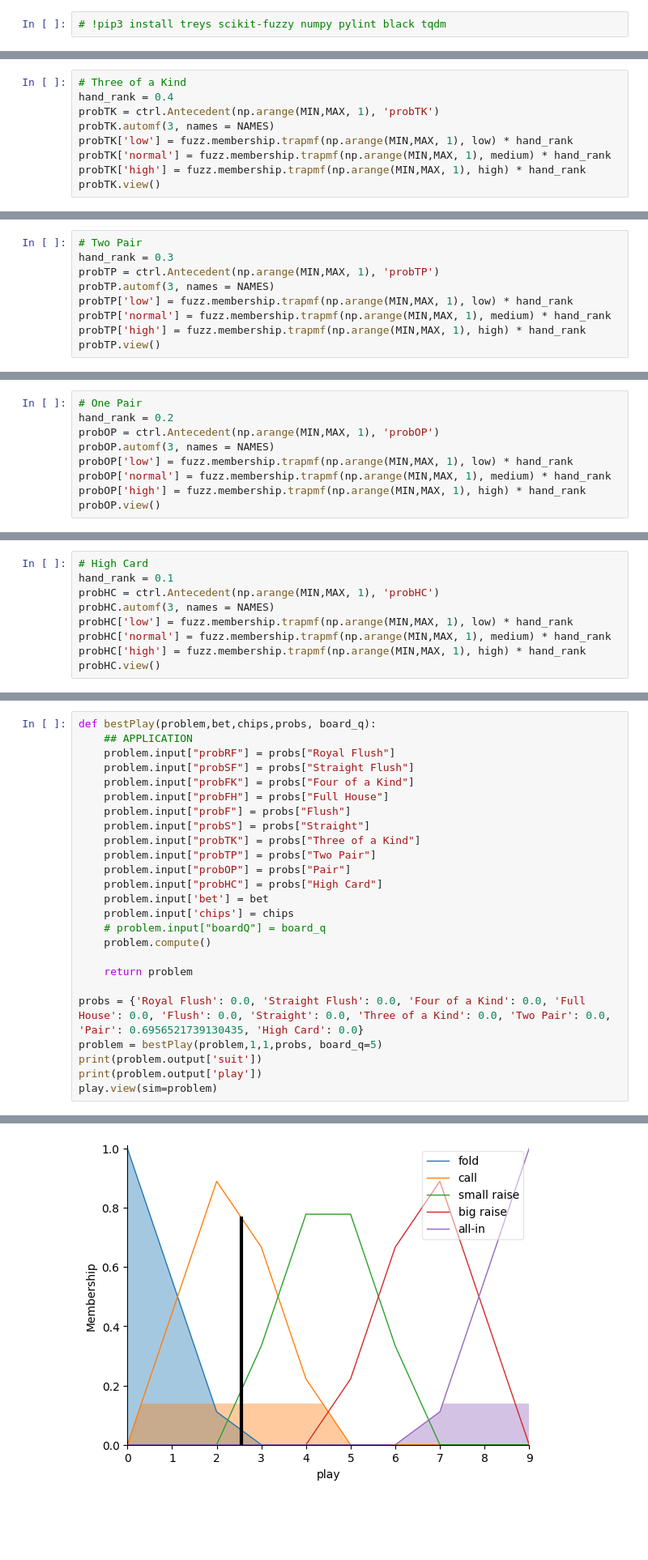
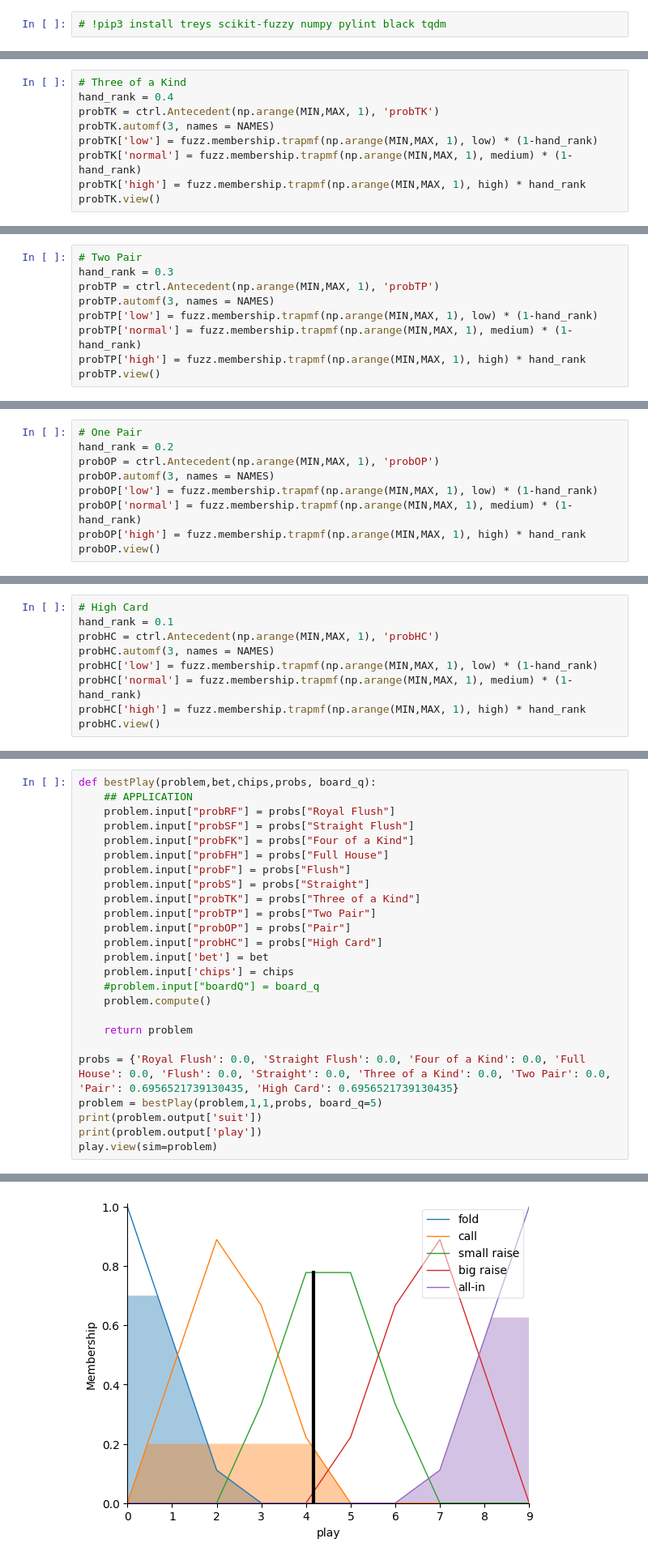
Before and after one commit to pedromiglou/Fuzzy_Logic_Game_AI, a Jupyter notebook: PokerAI.ipynb, the cells around one changed output, grey strips where cells are left out. Shown: that part at 81% size. Cells and saved outputs as stored; diff of their text form; blank space fills up the shorter version.

```diff
--- a/PokerAI.ipynb
+++ b/PokerAI.ipynb
@@ -95,8 +95,8 @@ probS.view()
 hand_rank = 0.4
 probTK = ctrl.Antecedent(np.arange(MIN,MAX, 1), 'probTK')
 probTK.automf(3, names = NAMES)
-probTK['low'] = fuzz.membership.trapmf(np.arange(MIN,MAX, 1), low) * hand_rank
-probTK['normal'] = fuzz.membership.trapmf(np.arange(MIN,MAX, 1), medium) * hand_rank
+probTK['low'] = fuzz.membership.trapmf(np.arange(MIN,MAX, 1), low) * (1-hand_rank)
+probTK['normal'] = fuzz.membership.trapmf(np.arange(MIN,MAX, 1), medium) * (1-hand_rank)
 probTK['high'] = fuzz.membership.trapmf(np.arange(MIN,MAX, 1), high) * hand_rank
 probTK.view()
 # %% [output]
@@ -106,8 +106,8 @@ probTK.view()
 hand_rank = 0.3
 probTP = ctrl.Antecedent(np.arange(MIN,MAX, 1), 'probTP')
 probTP.automf(3, names = NAMES)
-probTP['low'] = fuzz.membership.trapmf(np.arange(MIN,MAX, 1), low) * hand_rank
-probTP['normal'] = fuzz.membership.trapmf(np.arange(MIN,MAX, 1), medium) * hand_rank
+probTP['low'] = fuzz.membership.trapmf(np.arange(MIN,MAX, 1), low) * (1-hand_rank)
+probTP['normal'] = fuzz.membership.trapmf(np.arange(MIN,MAX, 1), medium) * (1-hand_rank)
 probTP['high'] = fuzz.membership.trapmf(np.arange(MIN,MAX, 1), high) * hand_rank
 probTP.view()
 # %% [output]
@@ -117,8 +117,8 @@ probTP.view()
 hand_rank = 0.2
 probOP = ctrl.Antecedent(np.arange(MIN,MAX, 1), 'probOP')
 probOP.automf(3, names = NAMES)
-probOP['low'] = fuzz.membership.trapmf(np.arange(MIN,MAX, 1), low) * hand_rank
-probOP['normal'] = fuzz.membership.trapmf(np.arange(MIN,MAX, 1), medium) * hand_rank
+probOP['low'] = fuzz.membership.trapmf(np.arange(MIN,MAX, 1), low) * (1-hand_rank)
+probOP['normal'] = fuzz.membership.trapmf(np.arange(MIN,MAX, 1), medium) * (1-hand_rank)
 probOP['high'] = fuzz.membership.trapmf(np.arange(MIN,MAX, 1), high) * hand_rank
 probOP.view()
 # %% [output]
@@ -128,8 +128,8 @@ probOP.view()
 hand_rank = 0.1
 probHC = ctrl.Antecedent(np.arange(MIN,MAX, 1), 'probHC')
 probHC.automf(3, names = NAMES)
-probHC['low'] = fuzz.membership.trapmf(np.arange(MIN,MAX, 1), low) * hand_rank
-probHC['normal'] = fuzz.membership.trapmf(np.arange(MIN,MAX, 1), medium) * hand_rank
+probHC['low'] = fuzz.membership.trapmf(np.arange(MIN,MAX, 1), low) * (1-hand_rank)
+probHC['normal'] = fuzz.membership.trapmf(np.arange(MIN,MAX, 1), medium) * (1-hand_rank)
 probHC['high'] = fuzz.membership.trapmf(np.arange(MIN,MAX, 1), high) * hand_rank
 probHC.view()
 # %% [output]
@@ -221,12 +221,12 @@ def bestPlay(problem,bet,chips,probs, board_q):
     problem.input["probHC"] = probs["High Card"]
     problem.input['bet'] = bet
     problem.input['chips'] = chips
-    # problem.input["boardQ"] = board_q
+    #problem.input["boardQ"] = board_q
     problem.compute()
 
     return problem
 
-probs = {'Royal Flush': 0.0, 'Straight Flush': 0.0, 'Four of a Kind': 0.0, 'Full House': 0.0, 'Flush': 0.0, 'Straight': 0.0, 'Three of a Kind': 0.0, 'Two Pair': 0.0, 'Pair': 0.6956521739130435, 'High Card': 0.0}
+probs = {'Royal Flush': 0.0, 'Straight Flush': 0.0, 'Four of a Kind': 0.0, 'Full House': 0.0, 'Flush': 0.0, 'Straight': 0.0, 'Three of a Kind': 0.0, 'Two Pair': 0.0, 'Pair': 0.6956521739130435, 'High Card': 0.6956521739130435}
 problem = bestPlay(problem,1,1,probs, board_q=5)
 print(problem.output['suit'])
 print(problem.output['play'])
@@ -237,2 +237,2 @@ play.view(sim=problem)
-[figure, old version]
+[figure, new version]
 # %%
```
Also changed, not shown: parts of 14 cells of this notebook, 1 other file.
